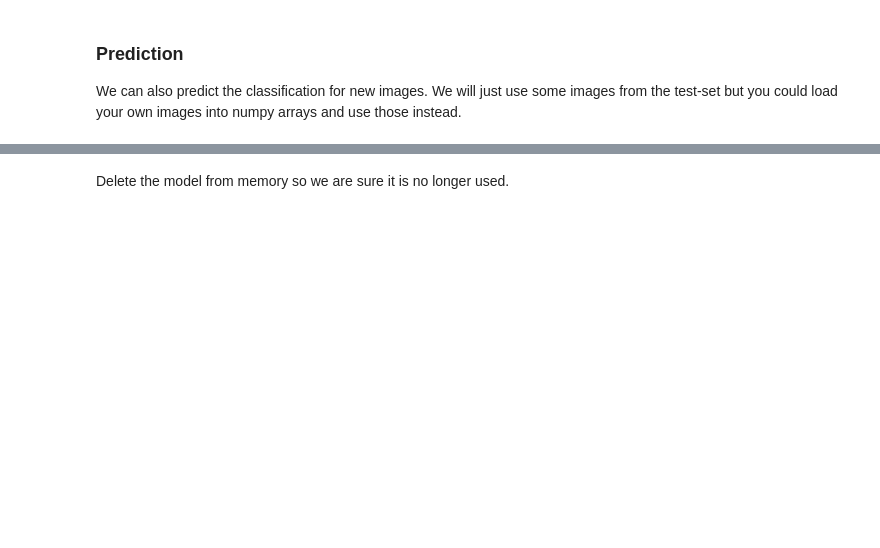
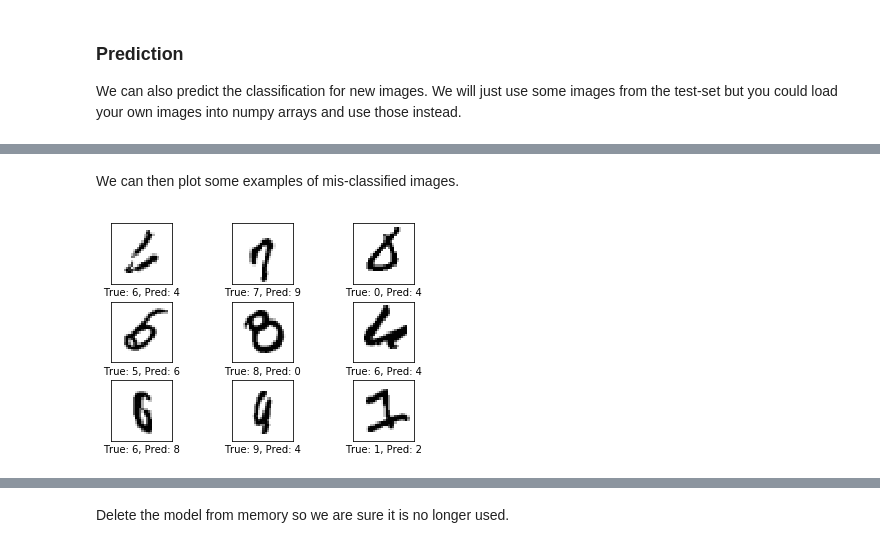
Before and after one commit to fantauzzi/Pytorch-Tutorials, a Jupyter notebook: 01_CNN_Sequential_and_Functional.ipynb, the cells around one changed output, grey strips where cells are left out. Drawn from its saved outputs; the diff is of its cells as text; code cells hidden in the pictures; blank space fills up the shorter version.

```diff
--- a/01_CNN_Sequential_and_Functional.ipynb
+++ b/01_CNN_Sequential_and_Functional.ipynb
@@ -371,5 +341,3 @@ Test set: Average loss: 0.0341, Accuracy: 9912/10000 (99%)
 ### Prediction
 
 We can also predict the classification for new images. We will just use some images from the test-set but you could load your own images into numpy arrays and use those instead.
-# %%
-images = data.test.images[0:9]
@@ -536,0 +373,6 @@ model2.save(path_model)
+# %% [markdown]
+We can then plot some examples of mis-classified images.
+# %%
+plot_misclassified_sample(test_loader, sequential_model)
+# %% [output]
+[figure, added]
```
Also changed, not shown: parts of 85 cells of this notebook, 1 other file.
